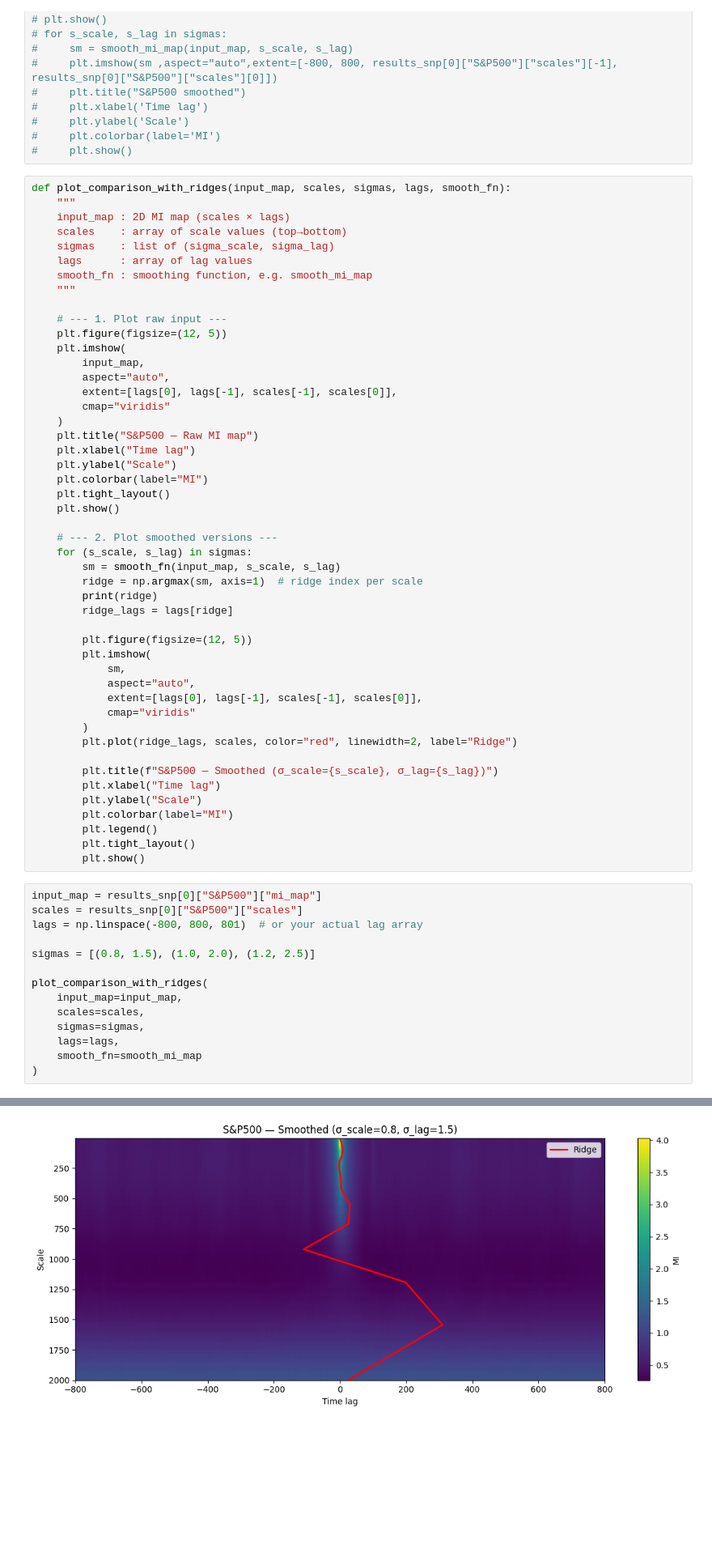
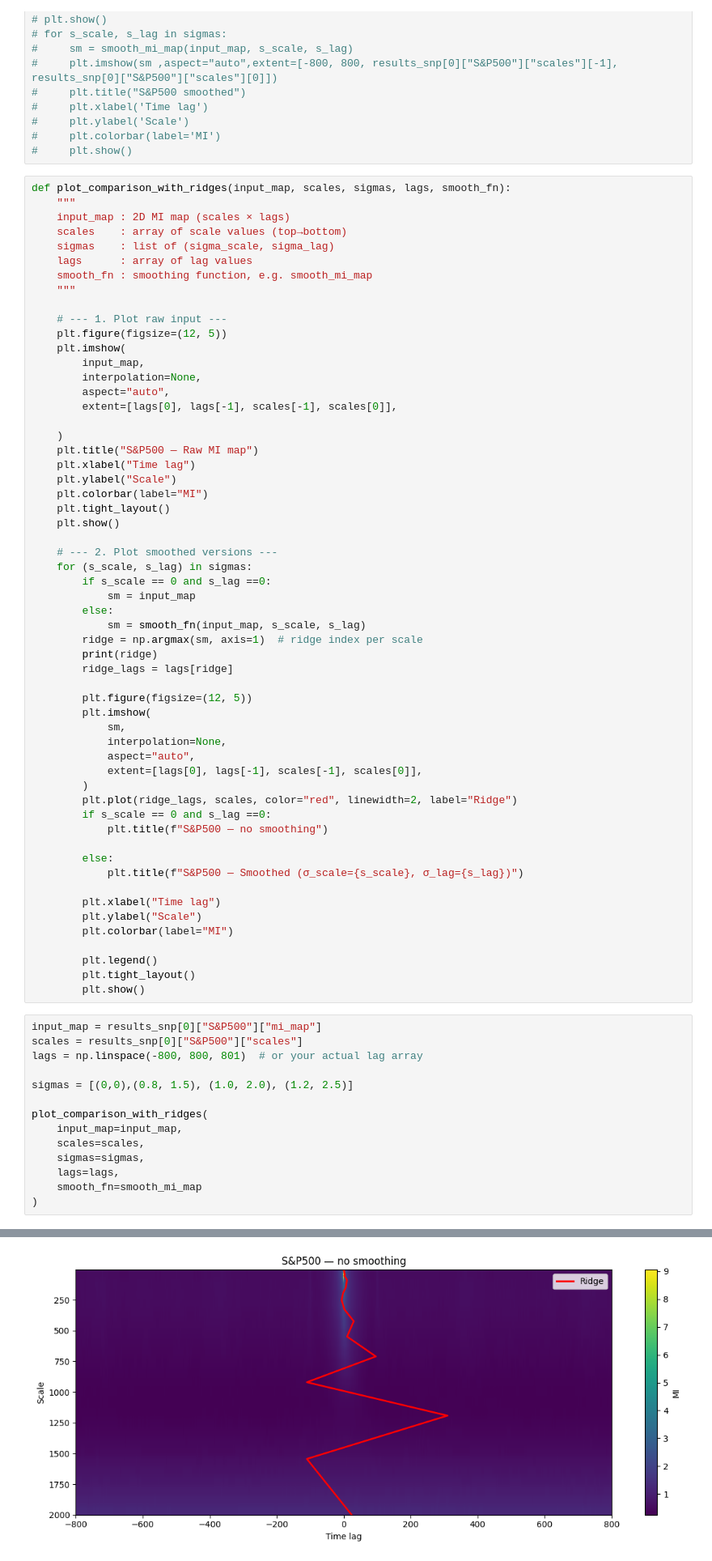
Before and after one commit to filipchudzynski/stock-market-non-gaussianity-analyzer_v2, a Jupyter notebook: __marimo__/MI_map_descriptors.ipynb, the cells around one changed output, grey strips where cells are left out. Shown at 81% size. Cells and saved outputs as stored; diff of their text form; blank space fills up the shorter version.

```diff
--- a/__marimo__/MI_map_descriptors.ipynb
+++ b/__marimo__/MI_map_descriptors.ipynb
@@ -63,9 +65,10 @@ def plot_comparison_with_ridges(input_map, scales, sigmas, lags, smooth_fn):
     plt.figure(figsize=(12, 5))
     plt.imshow(
         input_map,
+        interpolation=None,
         aspect="auto",
         extent=[lags[0], lags[-1], scales[-1], scales[0]],
-        cmap="viridis"
+
     )
     plt.title("S&P500 — Raw MI map")
     plt.xlabel("Time lag")
@@ -76,7 +79,10 @@ def plot_comparison_with_ridges(input_map, scales, sigmas, lags, smooth_fn):
 
     # --- 2. Plot smoothed versions ---
     for (s_scale, s_lag) in sigmas:
-        sm = smooth_fn(input_map, s_scale, s_lag)
+        if s_scale == 0 and s_lag ==0:
+            sm = input_map
+        else:
+            sm = smooth_fn(input_map, s_scale, s_lag)
         ridge = np.argmax(sm, axis=1)  # ridge index per scale
         print(ridge)
         ridge_lags = lags[ridge]
@@ -84,16 +90,21 @@ def plot_comparison_with_ridges(input_map, scales, sigmas, lags, smooth_fn):
         plt.figure(figsize=(12, 5))
         plt.imshow(
             sm,
+            interpolation=None,
             aspect="auto",
             extent=[lags[0], lags[-1], scales[-1], scales[0]],
-            cmap="viridis"
         )
         plt.plot(ridge_lags, scales, color="red", linewidth=2, label="Ridge")
+        if s_scale == 0 and s_lag ==0:
+            plt.title(f"S&P500 — no smoothing")
 
-        plt.title(f"S&P500 — Smoothed (σ_scale={s_scale}, σ_lag={s_lag})")
+        else:
+            plt.title(f"S&P500 — Smoothed (σ_scale={s_scale}, σ_lag={s_lag})")
+
         plt.xlabel("Time lag")
         plt.ylabel("Scale")
         plt.colorbar(label="MI")
+
         plt.legend()
         plt.tight_layout()
         plt.show()
@@ -102,7 +113,7 @@ input_map = results_snp[0]["S&P500"]["mi_map"]
 scales = results_snp[0]["S&P500"]["scales"]
 lags = np.linspace(-800, 800, 801)  # or your actual lag array
 
-sigmas = [(0.8, 1.5), (1.0, 2.0), (1.2, 2.5)]
+sigmas = [(0,0),(0.8, 1.5), (1.0, 2.0), (1.2, 2.5)]
 
 plot_comparison_with_ridges(
     input_map=input_map,
@@ -118 +129 @@ plot_comparison_with_ridges(
-[figure, old version]
+[figure, new version]
```
Also changed, not shown: parts of 6 cells of this notebook, 1 other file.
